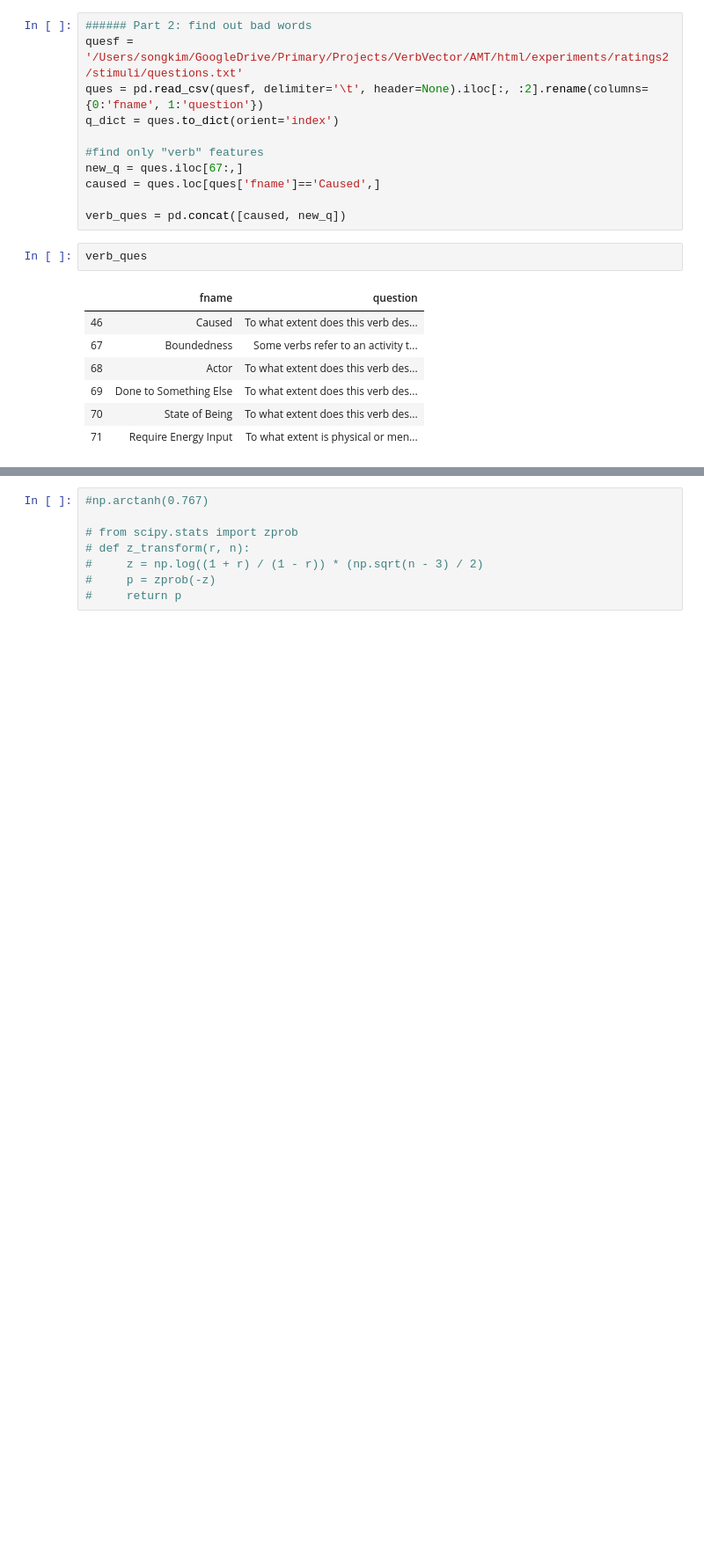
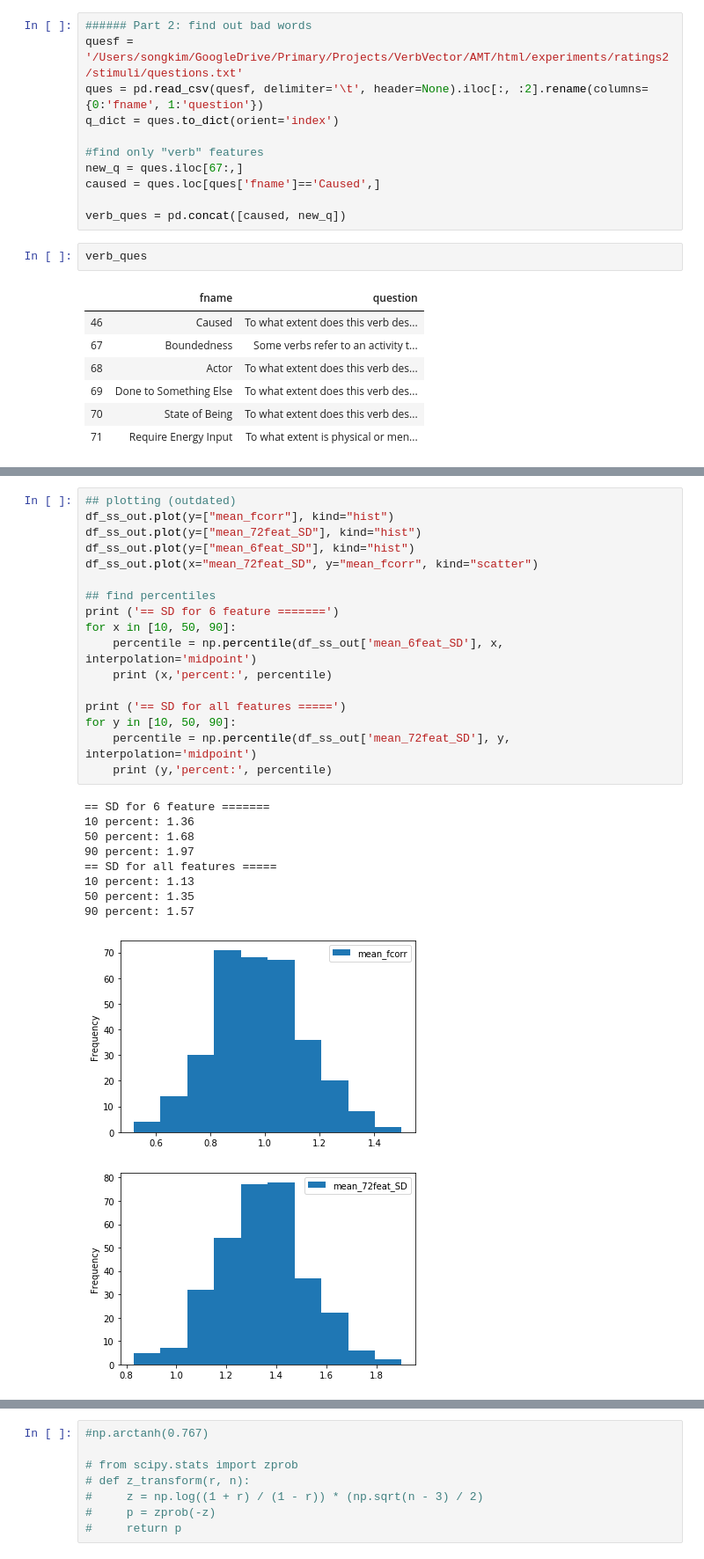
Before and after one commit to songhee-kim/VerbVec, a Jupyter notebook: AMT_analysis.ipynb, the cells around one changed output, grey strips where cells are left out. Shown: that part at 88% size. Drawn from its saved outputs; the diff is of its cells as text; blank space fills up the shorter version.

```diff
--- a/AMT_analysis.ipynb
+++ b/AMT_analysis.ipynb
@@ -467,0 +389,28 @@ set(df_sd_upd['in'].values.tolist())
+# %%
+## plotting (outdated)
+df_ss_out.plot(y=["mean_fcorr"], kind="hist")
+df_ss_out.plot(y=["mean_72feat_SD"], kind="hist")
+df_ss_out.plot(y=["mean_6feat_SD"], kind="hist")
+df_ss_out.plot(x="mean_72feat_SD", y="mean_fcorr", kind="scatter")
+
+## find percentiles
+print ('== SD for 6 feature =======')
+for x in [10, 50, 90]:
+    percentile = np.percentile(df_ss_out['mean_6feat_SD'], x, interpolation='midpoint')
+    print (x,'percent:', percentile)
+
+print ('== SD for all features =====')
+for y in [10, 50, 90]:
+    percentile = np.percentile(df_ss_out['mean_72feat_SD'], y, interpolation='midpoint')
+    print (y,'percent:', percentile)
+# %% [output]
+== SD for 6 feature =======
+10 percent: 1.36
+50 percent: 1.68
+90 percent: 1.97
+== SD for all features =====
+10 percent: 1.13
+50 percent: 1.35
+90 percent: 1.57
+[figure, added]
+[figure, added]
```
Also changed, not shown: parts of 37 cells of this notebook, 1 other file.
